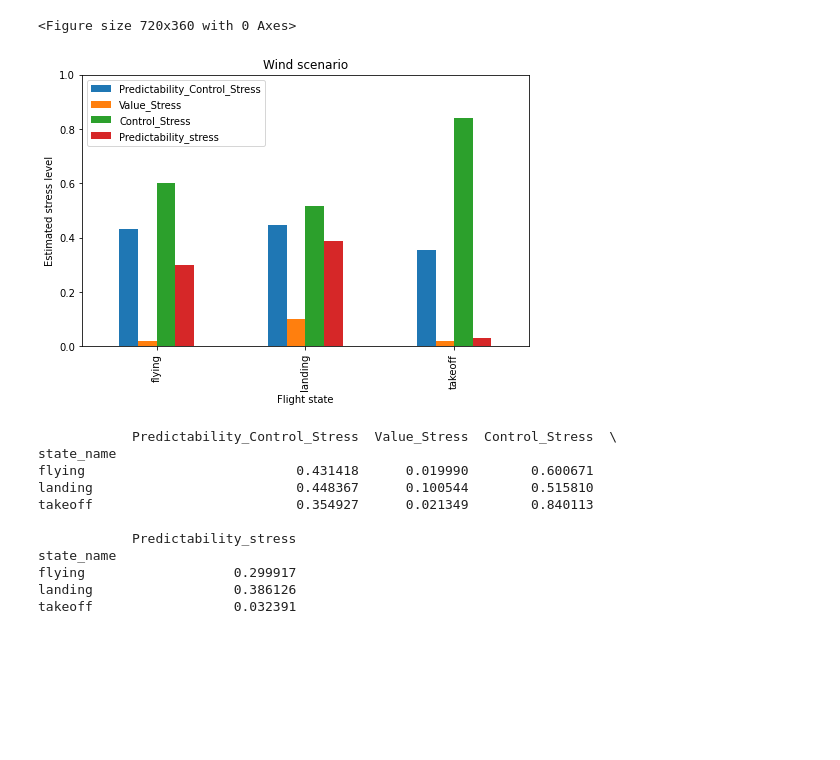
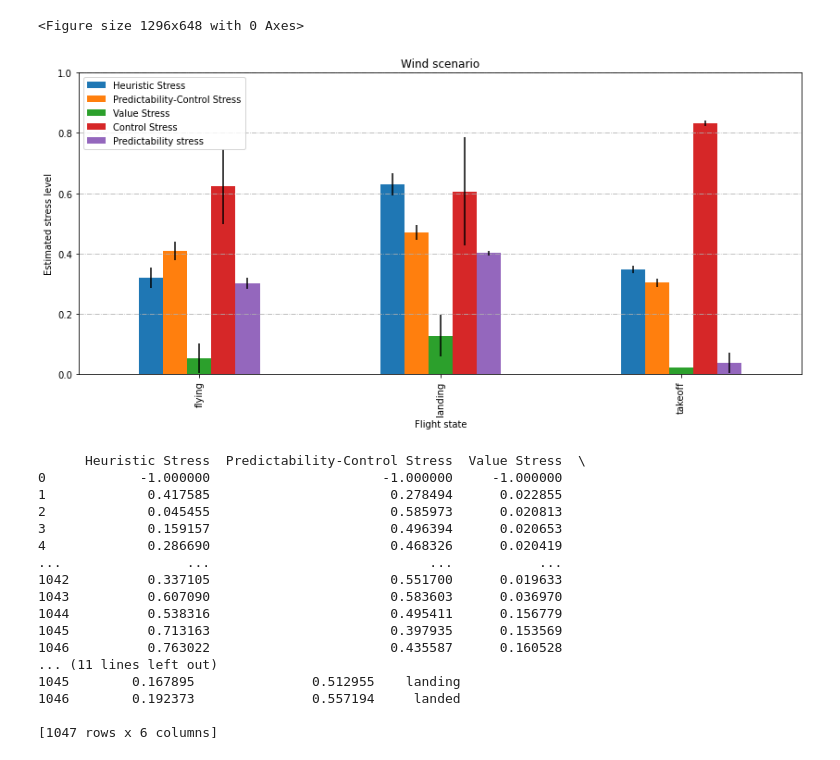
Before and after one commit to mxnurmi/modeling-pilot-mental-state, a Jupyter notebook: data_exploration.ipynb, the cells around one changed output. Saved outputs shown, nothing was run; the diff lists cells and outputs as text; code cells hidden in the pictures; blank space fills up the shorter version.

Commit message:
code restructuring and cleanup; plot tool edits

```diff
--- a/data_exploration.ipynb
+++ b/data_exploration.ipynb
@@ -1,19 +1,31 @@
 # %%
 import pandas as pd
 import matplotlib.pyplot as plt
+import math
 
 def plot_scenario_data(df, name):
-    df.columns = ['Unnamed: 0', 'Heuristic_Stress', 'Predictability_Control_Stress', 'Value_Stress', 'Control_Stress', 'Predictability_stress', 'state_name','end_state']
-    df = df.drop(labels=["Unnamed: 0", "end_state", 'Heuristic_Stress'], axis=1)
-    df = df.groupby("state_name").mean()
+    df.columns = ['Unnamed: 0', 'Heuristic Stress', 'Predictability-Control Stress', 'Value Stress', 'Control Stress', 'Predictability stress', 'state_name','end_state']
+    df = df.drop(labels=["Unnamed: 0", "end_state"], axis=1) # 'Heuristic_Stress's
+
+    #yerr=df.std()
+    #print(df)
+    #print(yerr)
+
+    df_means = df.groupby("state_name").mean() #.aggregate(['mean', 'std'])
+    df_var = df.groupby("state_name").var()
+
+    #print(df_means)
     #df = df[df.state_name != "preflight"]
     try:
-        df = df.drop(["preflight", "landed", "crashed"]) #"crashed" is not removed for now use it as "max stress"
+        df_means = df_means.drop(["preflight", "landed", "crashed"]) #"crashed" is not removed for now use it as "max stress"
     except KeyError:
-        df = df.drop(["preflight"])
-    fig = plt.figure(figsize=(10, 5))
-    ax = df.plot(kind = "bar", figsize=(8, 5), title=name)
+        df_means = df_means.drop(["preflight"])
+    fig = plt.figure(figsize=(18,9))
+    ax = df_means.plot(kind = "bar", figsize=(14,6), title=name, yerr=2*df_var, align='center')
     ax.set(xlabel="Flight state", ylabel="Estimated stress level")
     ax.set_ylim(0, 1)
+    #ax.set_yticks([0, 0.1, 0.2, 0.3, 0.4, 0.5, 0.6, 0.7, 0.8, 0.9, 1])
+    ax.grid(visible=True, axis='y', linestyle='-.')
+
     plt.show()
     return df
@@ -20,14 +71,13 @@ def plot_scenario_data(df, name):
 # %%
 
-df_scen1 = pd.read_csv("./data/stress_data_scenario_one__15-05.csv")
-#df_scen1_b = pd.read_csv("./data/stress_data_scenario_one.csv")
+df_scen1 = pd.read_csv("./data/stress_data_scenario_one__.csv") #simple
+#df_scen1_b = pd.read_csv("./data/stress_data_scenario_one__23-05.csv")
 
-#df_scen2 = pd.read_csv("./data/stress_data_scenario_two.csv")
-df_scen3 = pd.read_csv("./data/stress_data_scenario_three__16-05.csv")
+df_scen2 = pd.read_csv("./data/stress_data_scenario_two__.csv") #wind
+df_scen3 = pd.read_csv("./data/stress_data_scenario_three__.csv") #fuel
 
-df_scen4 = pd.read_csv("./data/stress_data_scenario_four__16-05.csv")
+df_scen4 = pd.read_csv("./data/stress_data_scenario_four__.csv") #extreme
 
-df_scen4 = pd.read_csv("./data/stress_data_scenario_five__17-05.csv")
-
+#df_scen5 = pd.read_csv("./data/stress_data_scenario_five__17-05.csv")
 
 # TODO: Rename models to correspond with slide naming
@@ -53,18 +165,24 @@ takeoff                  0.048223
 # %%
-df = plot_scenario_data(df_scen3, name="Wind scenario")
+df = plot_scenario_data(df_scen2, name="Wind scenario")
 print(df)
 # %% [output]
-<Figure size 720x360 with 0 Axes>
+<Figure size 1296x648 with 0 Axes>
-[figure, old version]
+[figure, new version]
-            Predictability_Control_Stress  Value_Stress  Control_Stress  \
-state_name
-flying                           0.431418      0.019990        0.600671
-landing                          0.448367      0.100544        0.515810
-takeoff                          0.354927      0.021349        0.840113
+      Heuristic Stress  Predictability-Control Stress  Value Stress  \
+0            -1.000000                      -1.000000     -1.000000
+1             0.417585                       0.278494      0.022855
+2             0.045455                       0.585973      0.020813
+3             0.159157                       0.496394      0.020653
+4             0.286690                       0.468326      0.020419
+...                ...                            ...           ...
+1042          0.337105                       0.551700      0.019633
+1043          0.607090                       0.583603      0.036970
+1044          0.538316                       0.495411      0.156779
+1045          0.713163                       0.397935      0.153569
+1046          0.763022                       0.435587      0.160528
+... (11 lines left out)
+1045        0.167895               0.512955    landing
+1046        0.192373               0.557194     landed
 
-            Predictability_stress
-state_name
-flying                   0.299917
-landing                  0.386126
-takeoff                  0.032391
+[1047 rows x 6 columns]
 # %%
```
Also changed, not shown: parts of 6 cells of this notebook, 9 other files.
